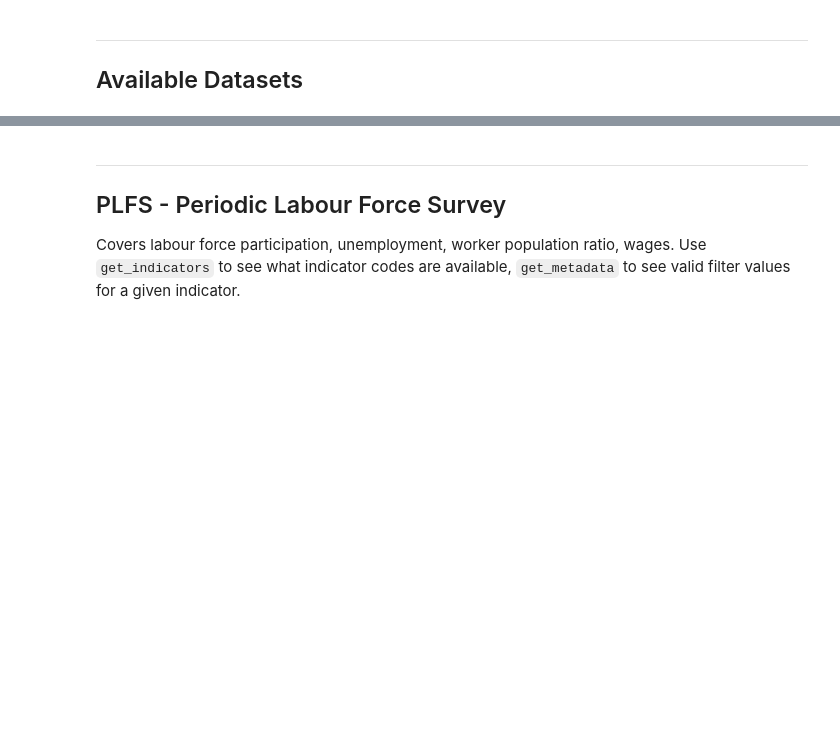
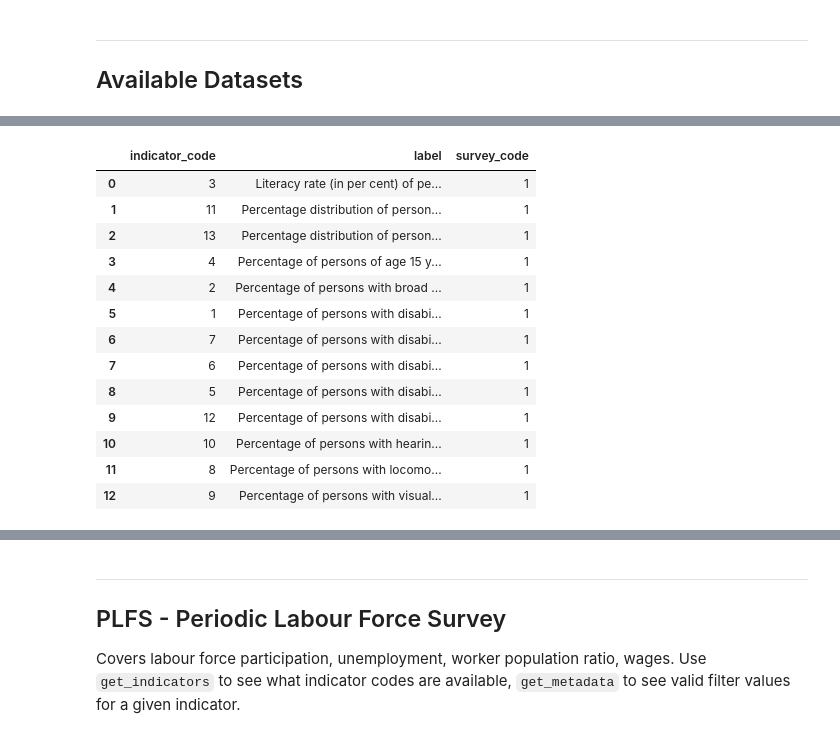
Before and after one commit to nso-india/mospi-esankhyiki, a Jupyter notebook: examples/esankhyiki_tutorial.ipynb, the cells around one changed output, grey strips where cells are left out. Saved outputs shown, nothing was run; the diff lists cells and outputs as text; code cells hidden in the pictures; blank space fills up the shorter version.

```diff
--- a/examples/esankhyiki_tutorial.ipynb
+++ b/examples/esankhyiki_tutorial.ipynb
@@ -19,0 +266,18 @@ esankhyiki.list_datasets(format="df")
+# %%
+# Indicators  by survey_code
+esankhyiki.get_indicators("NSS76C", format="df")
+# %% [output]
+|  | indicator_code | label | survey_code |
+| 0 | 3 | Literacy rate (in per cent) of pe... | 1 |
+| 1 | 11 | Percentage distribution of person... | 1 |
+| 2 | 13 | Percentage distribution of person... | 1 |
+| 3 | 4 | Percentage of persons of age 15 y... | 1 |
+| 4 | 2 | Percentage of persons with broad ... | 1 |
+| 5 | 1 | Percentage of persons with disabi... | 1 |
+| 6 | 7 | Percentage of persons with disabi... | 1 |
+| 7 | 6 | Percentage of persons with disabi... | 1 |
+| 8 | 5 | Percentage of persons with disabi... | 1 |
+| 9 | 12 | Percentage of persons with disabi... | 1 |
+| 10 | 10 | Percentage of persons with hearin... | 1 |
+| 11 | 8 | Percentage of persons with locomo... | 1 |
+| 12 | 9 | Percentage of persons with visual... | 1 |
```
Also changed, not shown: parts of 36 cells of this notebook, 18 other files.
